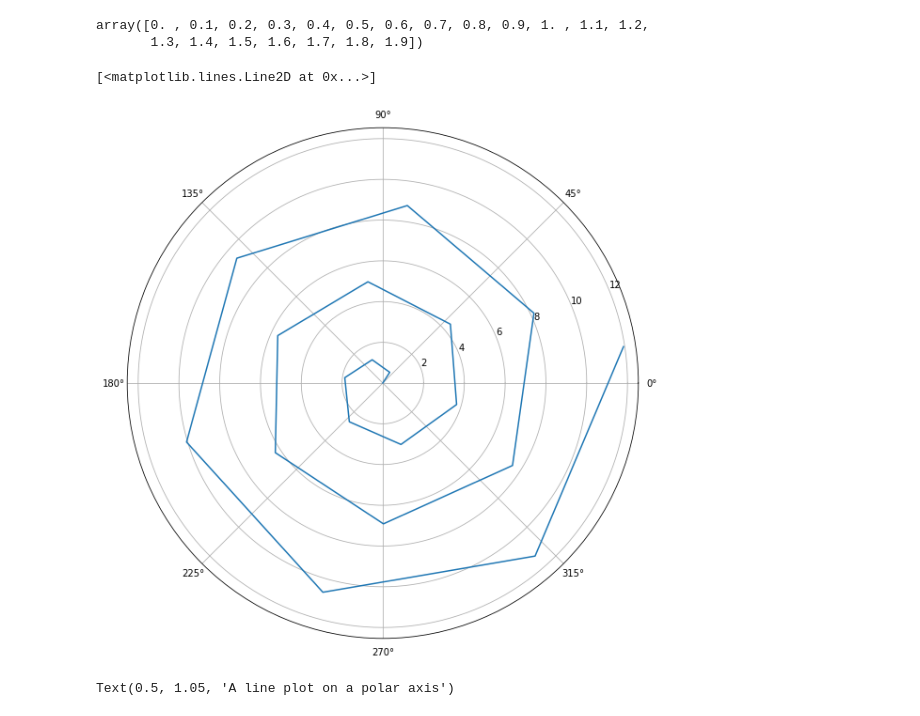
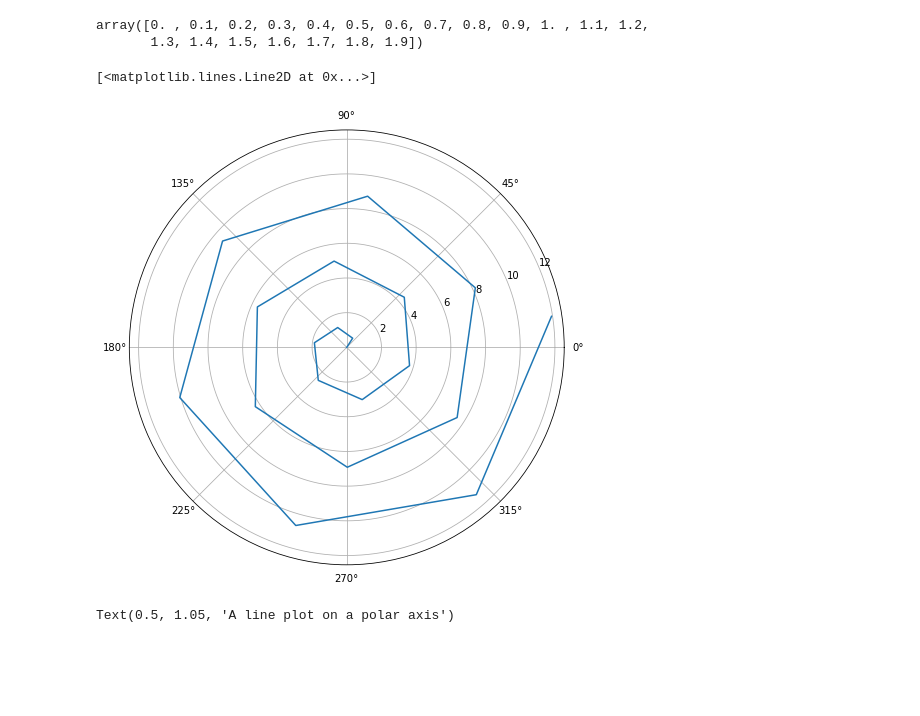
Before and after one commit to sharmasw/Data-Science-with-python, a Jupyter notebook: Data Science with Python- Visualization 2.ipynb, the cells around one changed output. Saved outputs shown, nothing was run; the diff lists cells and outputs as text; code cells hidden in the pictures; blank space fills up the shorter version.

```diff
--- a/Data Science with Python- Visualization 2.ipynb
+++ b/Data Science with Python- Visualization 2.ipynb
@@ -126,12 +125,12 @@ rangeOfValues
 array([0. , 0.1, 0.2, 0.3, 0.4, 0.5, 0.6, 0.7, 0.8, 0.9, 1. , 1.1, 1.2,
        1.3, 1.4, 1.5, 1.6, 1.7, 1.8, 1.9])
 # %%
-plt.figure(figsize=(10,10))
+plt.figure(figsize=(8,8))
 plt.subplot(111, projection='polar')
 plt.plot(thetaVals)
 # %% [output]
 [<matplotlib.lines.Line2D at 0x...>]
-[figure, old version]
+[figure, new version]
 # %%
 ax = plt.subplot(111, projection='polar')
 ax.plot(thetaVals, rangeOfValues)
```
Also changed, not shown: parts of 9 cells of this notebook, 1 other file.
